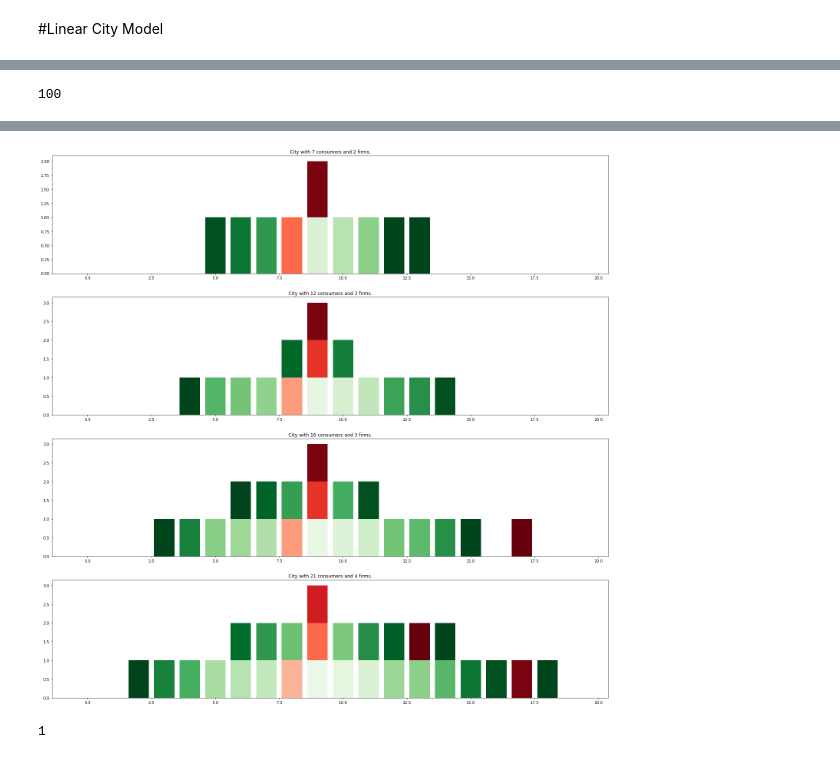
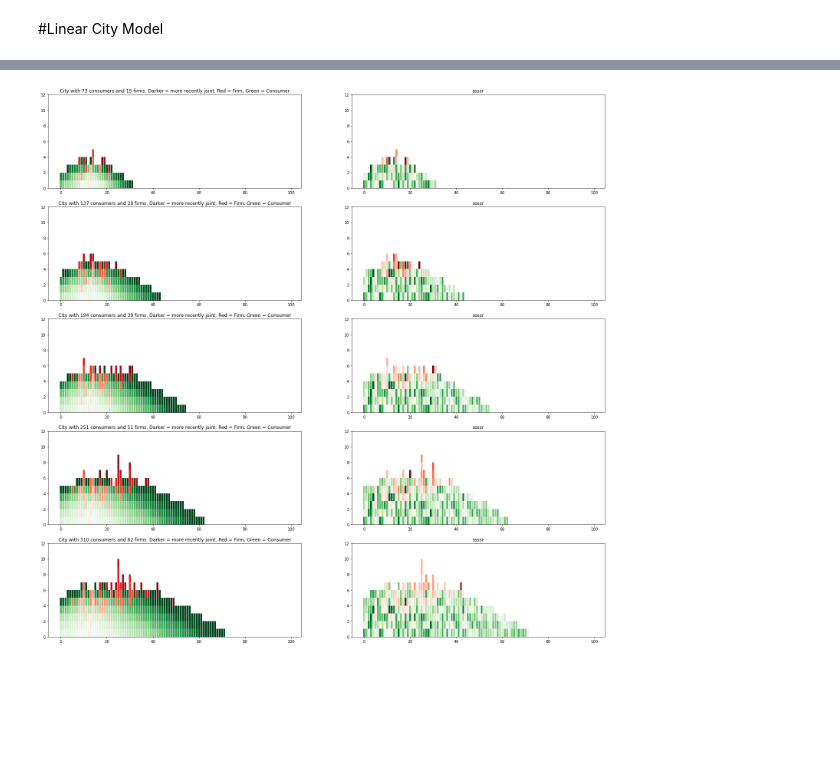
Before and after one commit to maximylius/linear-city, a Jupyter notebook: linearCity.ipynb, the cells around one changed output, grey strips where cells are left out. Cells and saved outputs as stored; diff of their text form; code cells hidden in the pictures; blank space fills up the shorter version.

```diff
--- a/linearCity.ipynb
+++ b/linearCity.ipynb
@@ -79,15 +80,23 @@ def chooseSupplier (register:dict, consumer:dict):
 
     return supplierId
 #
+# %%
+def removeFromFirm (register:dict, consumer:str):
+    firms = register["firms"]
+    firmId = consumer["supplierId"]
+    if(firmId != None and firmId in firms.keys() and consumer["id"] in firms[firmId]["clients"]):
+        firms[firmId]["clients"].discard(consumer["id"])
+        firms[firmId]['surplus'] -= (max(0, consumer['surplus'] - (consumer['mortgage']) - firms[firmId]["mc"])) # how is welfare shared
 # %%
 def assignToFirm(register:dict, consumer:dict, firmId:str):
-    if(consumer["supplierId"] != None and consumer["supplierId"] != firmId):
-        register["firms"][consumer["supplierId"]]["clients"].discard(consumer["id"])
+    firms = register["firms"]
+    removeFromFirm(register, consumer)
 
     consumer["supplierId"] = firmId
 
-    if not consumer["id"] in register["firms"][firmId]["clients"]:
-        register["firms"][firmId]["clients"].add(consumer["id"])
+    if(firmId in firms.keys()):
+        firms[firmId]["clients"].add(consumer["id"])
+        firms[firmId]['surplus'] += max(0, consumer['surplus'] - consumer['mortgage'] - firms[firmId]["mc"]) # how is welfare shared
 
 #
 # %%
@@ -167,12 +180,12 @@ def createNewCity (L, size:int=100, firmPositions:list=[range(0)], consumerPosit
     for positions in firmPositions:
         positions = list(positions)
         for pos in positions:
-            city[pos].append(drawFirm(register, L, pos))
+            settleConsumer(city, register, drawFirm(register, L, pos), fixedPosition=pos)
 
     for positions in consumerPositons:
         positions = list(positions)
         for pos in positions:
-            city[pos].append(drawConsumer(register, L, pos))
+            settleConsumer(city, register, drawConsumer(register, L, pos), fixedPosition=pos)
 
     return (city, register)
 # %%
@@ -190,28 +205,24 @@ register
  'firms': {},
  'consumerId': 1,
  'firmId': 0}
-# %%
-len()
-# %% [output]
-100
 # %%
 # number of differntiated goods
 params = {
     "L":1,
-    "citysize": 20,
+    "citysize": 100,
     "firmPostions_start": [],
     "consumerPositons_start": [range(9,12)],
-    "max_pop": 20,
+    "max_pop": 400,
     "firm_to_pop_ratio": 1/5,
-    "n_subplots": 4
+    "n_subplots": 5
 }
 # number of lots in linear city, maximum floor number
 
 (city, register) = createNewCity(L=params["L"], size=params["citysize"], firmPositions=params["firmPostions_start"], consumerPositons=params["consumerPositons_start"])
 
-fig, axs = plt.subplots(nrows=params["n_subplots"], ncols=1, figsize=(26,26))
+fig, axs = plt.subplots(nrows=params["n_subplots"], ncols=2, figsize=(26,26))
 plt.get_cmap('jet')
-for i in range(params["max_pop"]+1):
+for i in range(2*params["max_pop"]+1):
     city_pop = sum(list(map(lambda l: len(list(filter(lambda p: p["type"]=="consumer", l))), city)))
     city_n_firms = sum(list(map(lambda l: len(list(filter(lambda p: p["type"]=="firm", l))), city)))
     if( (city_n_firms / city_pop) < params["firm_to_pop_ratio"] ):
@@ -220,7 +231,7 @@ for i in range(params["max_pop"]+1):
 
     settleConsumer(city, register, drawConsumer(register, params["L"]))
     if(i in list(np.array(range(1,params["n_subplots"] + 1))*(params["max_pop"] / params["n_subplots"]))):
-        ax = axs.flat[ int( (i // (params["max_pop"] / params["n_subplots"]) ) - 1) ]
+        ax = axs.flat[ 2 * int( (i // (params["max_pop"] / params["n_subplots"]) ) - 1) ] #if params["n_subplots"] > 1 else axs
         labels = range(len(city))
         for locInd, location in enumerate(city):
             for (floor, party) in enumerate(location):
@@ -237,10 +248,44 @@ for i in range(params["max_pop"]+1):
         # ax.bar(labels, n_firms, label='firms')
         # ax.legend()
         # ax.set_ylabel('Scores')
-        title = "City with " + str(city_pop) + " consumers and " + str(city_n_firms) + " firms."
+        title = "City with " + str(city_pop) + " consumers and " + str(city_n_firms) + " firms. Darker = more recently joint. Red = Firm, Green = Consumer"
         ax.set_title(title)
 
+
+        ax = axs.flat[ 1 + 2 * int( (i // (params["max_pop"] / params["n_subplots"]) ) - 1) ] #if params["n_subplots"] > 1 else axs
+        labels = range(len(city))
+        maxConsumerSurplus = max(list(map(lambda k: register["consumers"][k]["surplus"], register["consumers"].keys())))
+        maxFirmSurplus = max(list(map(lambda k: register["firms"][k]["surplus"], register["firms"].keys())))
+        for locInd, location in enumerate(city):
+            for (floor, party) in enumerate(location):
+                cn = int(10 + party["surplus"] * 236 / maxConsumerSurplus) if party["type"]=="consumer" else int(10 + party["surplus"] * 236 / maxFirmSurplus)
+
+                clr = plt.cm.Greens(cn) if party["type"]=="consumer" else plt.cm.Reds(cn)
+                ax.bar(labels, list([0]*(locInd)+[1]+[0]*(params["citysize"]-locInd-1)), bottom=floor, color=clr)
+        # n_firms = list(map(lambda l: len(list(filter(lambda p: p["type"]=="firm", l))),city))
+        # n_consumers = list(map(lambda l: len(list(filter(lambda p: p["type"]=="consumer", l))),city))
+        # #width = 0.35       # the width of the bars: can also be len(x) sequence
+
+        # ax.bar(labels, n_firms, label='firms')
+        # ax.bar(labels, n_consumers, bottom=n_firms, label='consumer')
+        # ax.bar(labels, n_firms, label='firms')
+        # ax.legend()
+        # ax.set_ylabel('Scores')
+        title = "ssssr"
+        ax.set_title(title)
+
+ylim = [0, 1 + max(list(map(lambda l: len(l), city)))]
+# if(params["n_subplots"] > 1):
+for ax in axs.flat:
+    ax.set_ylim(ylim)
+# else:
+#     axs.set_ylim(ylim)
 plt.show()
+plotName = ""
+for key in params.keys():
+    plotName += key[0] + str(params[key] )
+plotName
+fig.savefig(plotName + '.png')
 # %% [output]
 Consumer wont settle in city True
 Consumer wont settle in city True
@@ -247,5 +307 @@ Consumer wont settle in city True
-[figure, old version]
+[figure, new version]
-# %%
-int((22 // (params["max_pop"] / params["n_subplots"]) ) - 1)
-# %% [output]
-1
```
Also changed, not shown: parts of 15 cells of this notebook, 1 other file.
